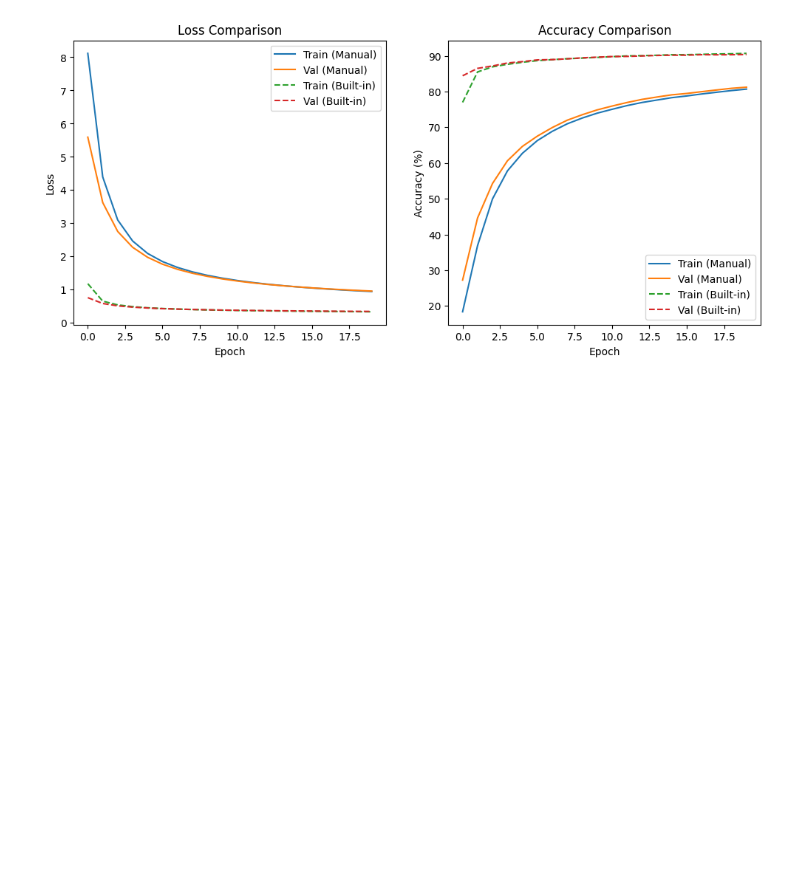
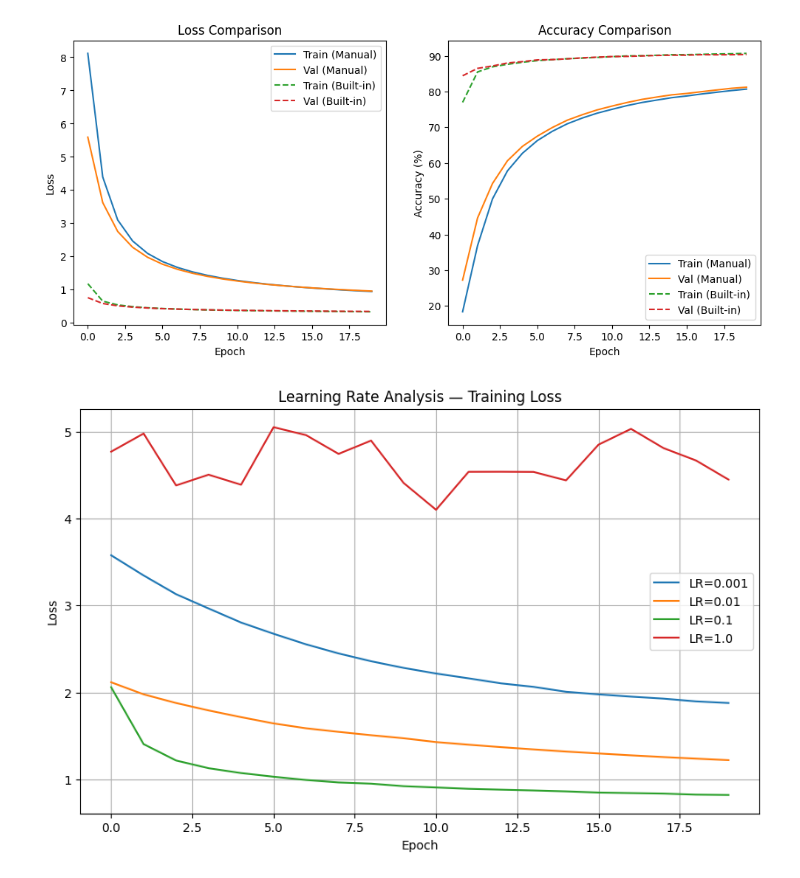
Before and after one commit to ARAHMAN04/ML2, a Jupyter notebook: Part1.ipynb, the cells around one changed output. Saved outputs shown, nothing was run; the diff lists cells and outputs as text; code cells hidden in the pictures; blank space fills up the shorter version.

```diff
--- a/Part1.ipynb
+++ b/Part1.ipynb
@@ -437,6 +437,13 @@ train_loader_full = DataLoader(train_dataset, batch_size=64, shuffle=True)
 val_loader_full   = DataLoader(val_dataset, batch_size=64, shuffle=False)
 test_loader_full  = DataLoader(test_dataset, batch_size=64, shuffle=False)
 
+# Convert loaders to full tensors for direct use in analysis
+X_train_t = torch.cat([X for X, _ in train_loader_bin])
+Y_train_t = torch.cat([y for _, y in train_loader_bin])
+
+X_val_t = torch.cat([X for X, _ in val_loader_bin])
+Y_val_t = torch.cat([y for _, y in val_loader_bin])
+
 print("DataLoaders for Full Dataset (Softmax Regression)\n")
 print("Batch size: 64")
 print(f"No. of training batches:   {len(train_loader_full)}")
@@ -858,0 +921,27 @@ plt.show()
+# %%
+from torch.utils.data import DataLoader, TensorDataset
+
+learning_rates = [0.001, 0.01, 0.1, 1.0]
+epochs = 20
+
+plt.figure(figsize=(10, 6))
+for lr in learning_rates:
+    # Reinitialize parameters for each run
+    W = torch.randn(X_train_t.shape[1], 1, requires_grad=True)
+    b = torch.zeros(1, requires_grad=True)
+    model = (W, b)
+
+    train_loader_lr = DataLoader(TensorDataset(X_train_t, Y_train_t), batch_size=64, shuffle=True)
+    val_loader_lr = DataLoader(TensorDataset(X_val_t, Y_val_t), batch_size=64, shuffle=False)
+
+    train_losses, val_losses, _, _ = train_logistic_regression(model, train_loader_lr, val_loader_lr, learning_rate=lr, epochs=epochs)
+    plt.plot(train_losses, label=f"LR={lr}")
+
+plt.title("Learning Rate Analysis — Training Loss")
+plt.xlabel("Epoch")
+plt.ylabel("Loss")
+plt.legend()
+plt.grid(True)
+plt.show()
+# %% [output]
+[figure, added]
```
Also changed, not shown: parts of 2 cells of this notebook.
